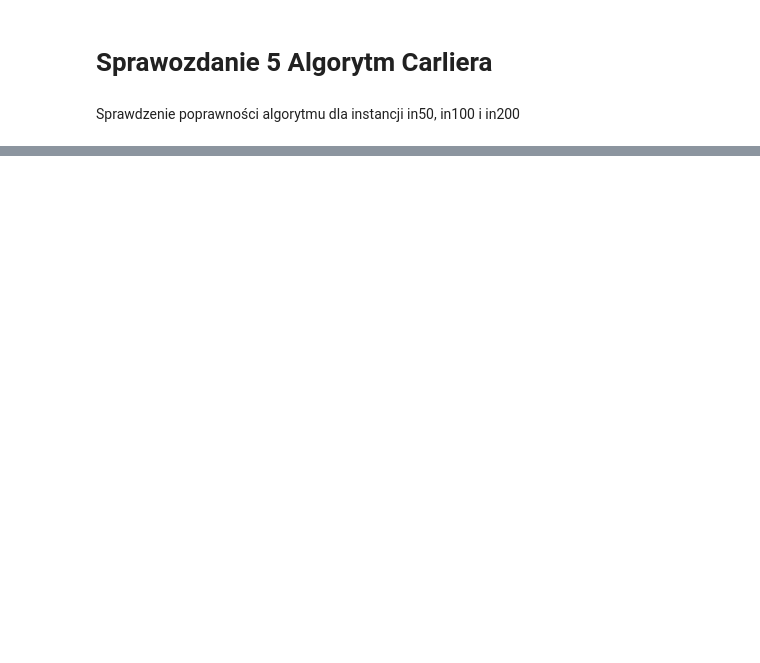
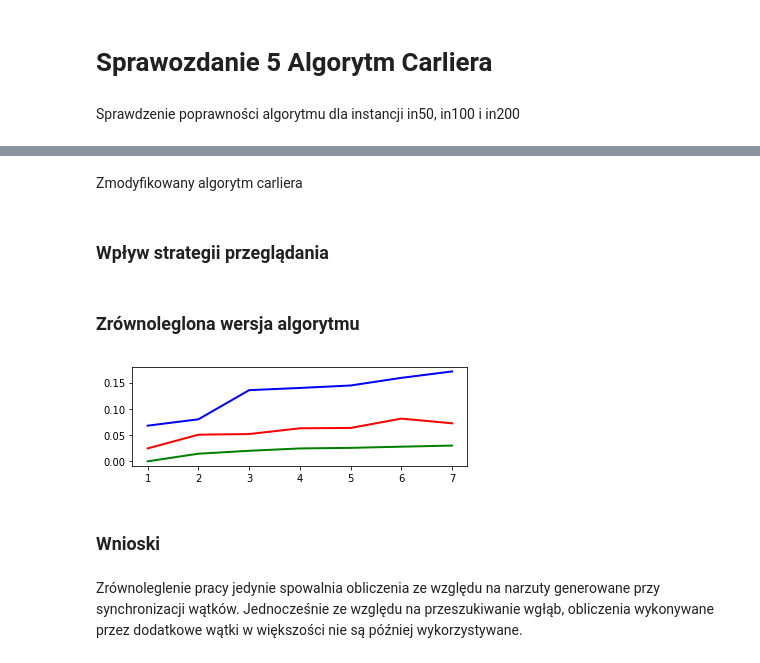
Before and after one commit to biesmir/SPD, a Jupyter notebook: sprawozdanie_05.ipynb, the cells around one changed output, grey strips where cells are left out. Drawn from its saved outputs; the diff is of its cells as text; code cells hidden in the pictures; blank space fills up the shorter version.

Commit message:
sprawozdanie, modyfikacje carliera

```diff
--- a/sprawozdanie_05.ipynb
+++ b/sprawozdanie_05.ipynb
@@ -42,3 +42,36 @@ iplot(fig)
 # %% [output]
 [interactive output not drawn]
 [interactive output not drawn]
+# %% [markdown]
+Zmodyfikowany algorytm carliera
+# %% [markdown]
+### Wpływ strategii przeglądania
+# %% [markdown]
+### Zrównoleglona wersja algorytmu
+# %%
+from rpq import carlier, carlier_new, Schedule
+from time import time
+import matplotlib.pyplot as plt
+
+proc = range(1,8)
+schdl=[Schedule("./dane rpq/data000.txt"), Schedule("./dane rpq/in50.txt"), Schedule("./dane rpq/data001.txt")]
+end = [[], [], []]
+for j in range(len(schdl)):
+    for i in proc:
+        start = time()
+        carlier_new(schdl=schdl[j], proc=i)
+        end[j].append(time()-start)
+
+
+fig = plt.figure()
+ax = fig.add_subplot(2, 1, 1)
+line, = ax.plot(proc, end[0], color='green', lw=2)
+line, = ax.plot(proc, end[1], color='red', lw=2)
+line, = ax.plot(proc, end[2], color='blue', lw=2)
+plt.show()
+# %% [output]
+[figure, added]
+# %% [markdown]
+### Wnioski
+# %% [markdown]
+ Zrównoleglenie pracy jedynie spowalnia obliczenia ze względu na narzuty generowane przy synchronizacji wątków. Jednocześnie ze względu na przeszukiwanie wgłąb, obliczenia wykonywane przez dodatkowe wątki w większości nie są później wykorzystywane.
```
Also changed, not shown: 3 other files.
